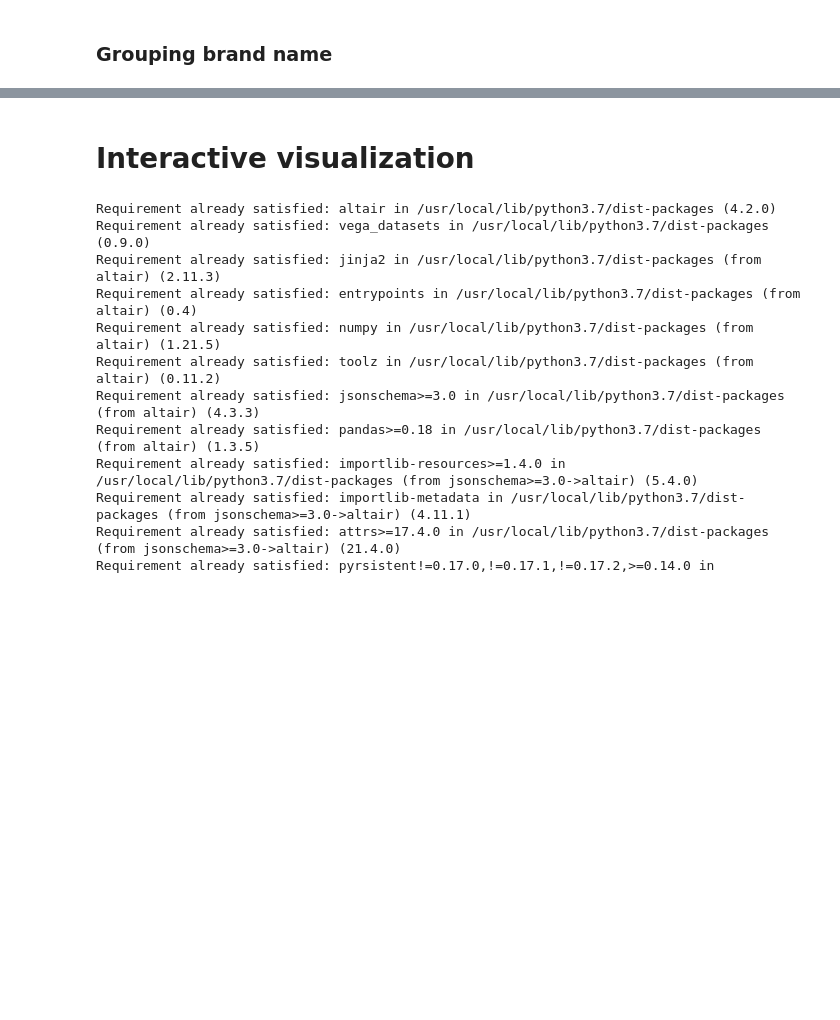
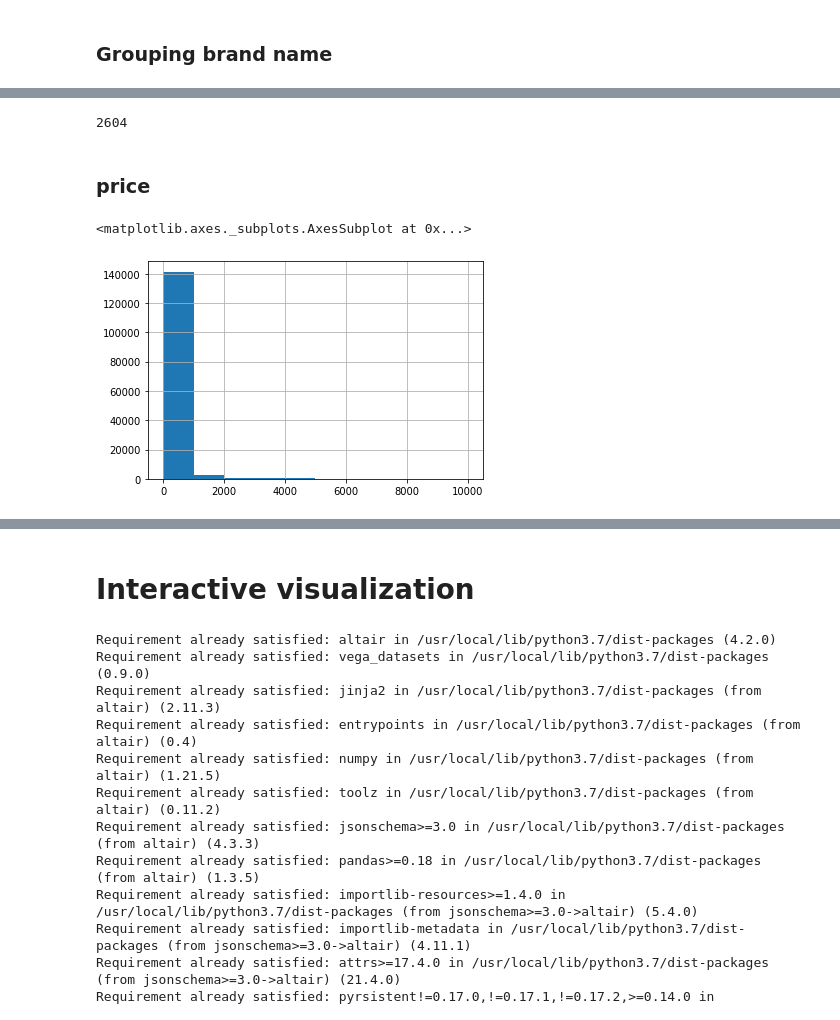
Before and after one commit to hkbu-kennycheng/comp3925, a Jupyter notebook: lab7_interactive_visualization.ipynb, the cells around one changed output, grey strips where cells are left out. Drawn from its saved outputs; the diff is of its cells as text; code cells hidden in the pictures; blank space fills up the shorter version.

```diff
--- a/lab7_interactive_visualization.ipynb
+++ b/lab7_interactive_visualization.ipynb
@@ -204,0 +140,3 @@ hktvmalldf
+# %%
+hktvmalldf = pd.read_csv('hktvmall.csv', index_col=0)
+hktvmalldf
@@ -204,0 +159,7 @@ hktvmalldf
+# %%
+hktvmalldf['name'] = hktvmalldf['name'].str.strip()
+hktvmalldf['packing'] = hktvmalldf['packing'].str.strip()
+hktvmalldf['sales'] = hktvmalldf['sales'].str.strip().str.rstrip(' Sold').str.rstrip('+').str.replace(',','').astype(float)
+hktvmalldf['reviews'] = hktvmalldf['reviews'].str.strip().str.lstrip('(').str.rstrip(')').astype(float)
+hktvmalldf['price'] = hktvmalldf['price'].str.strip().str.lstrip('$ ').str.replace(',','').replace('Not For Sale', np.nan).astype(float)
+hktvmalldf['store_name'] = hktvmalldf['store_name'].str.strip()
@@ -351,0 +391,11 @@ Warning: total number of rows (29000) exceeds max_rows (20000). Limiting to firs
+# %%
+len(hktvmalldf['store_name'].unique())
+# %% [output]
+2604
+# %% [markdown]
+### price
+# %%
+hktvmalldf[hktvmalldf['price'] < 10000]['price'].hist()
+# %% [output]
+<matplotlib.axes._subplots.AxesSubplot at 0x...>
+[figure, added]
```
Also changed, not shown: parts of 74 cells of this notebook.
